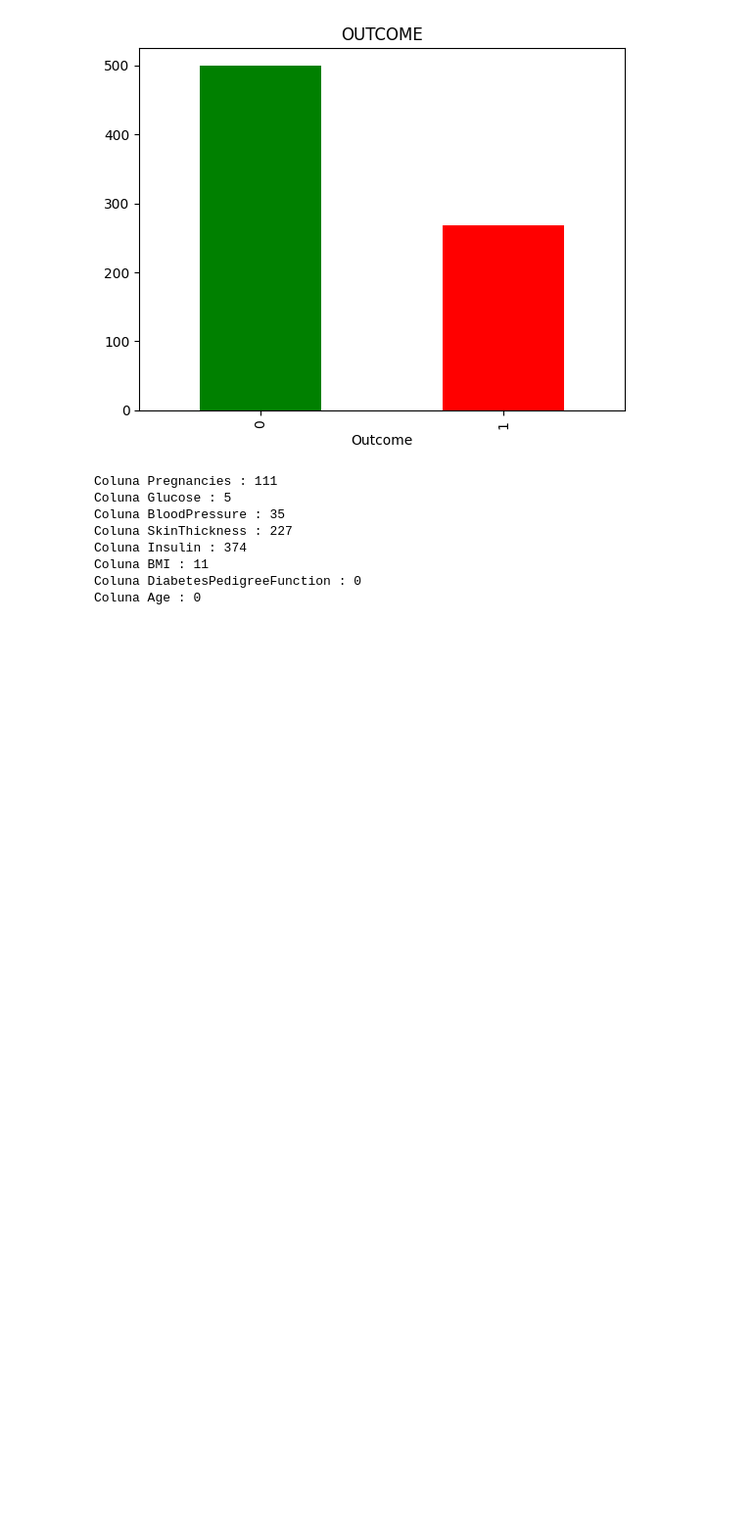
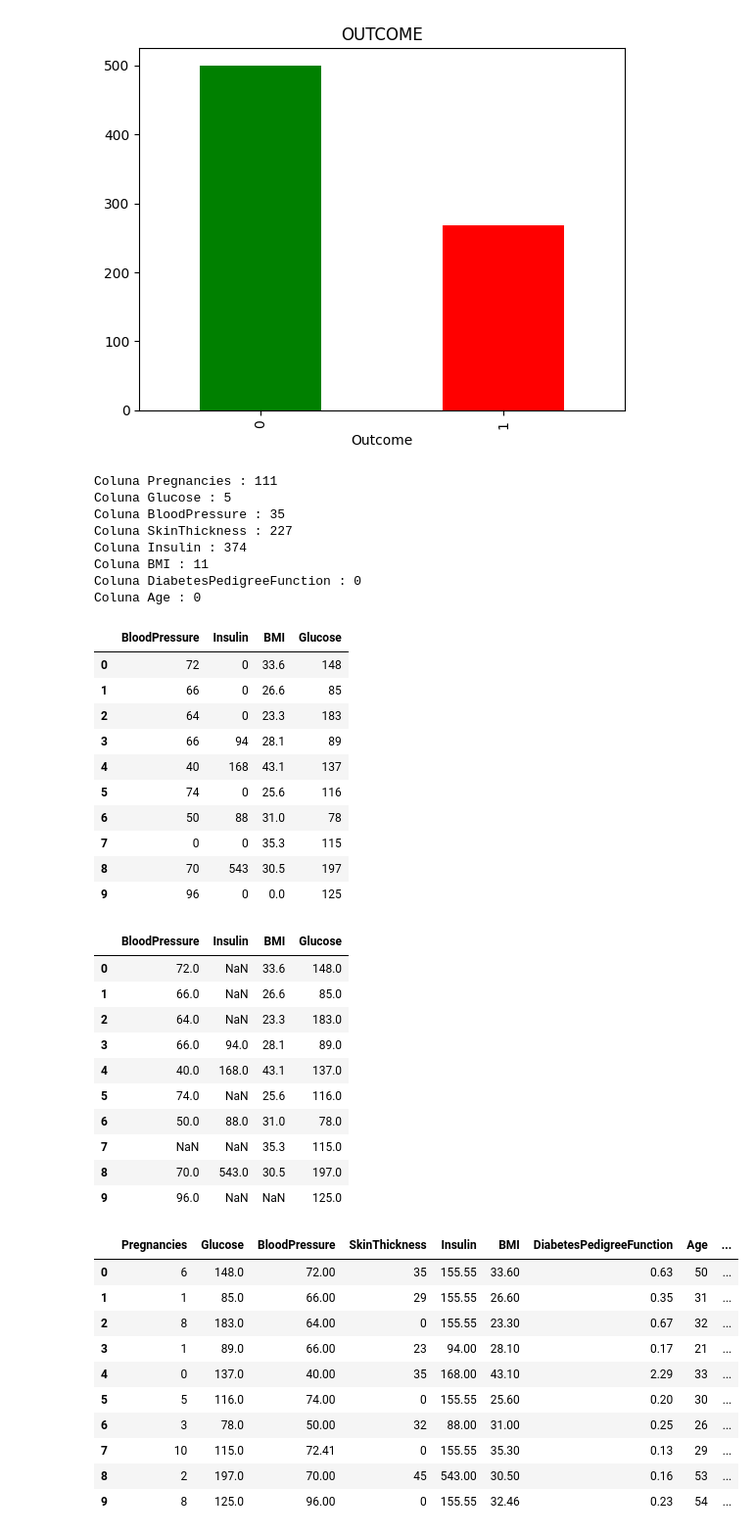
Before and after one commit to CamillyPI/Previsao-De-Diabetes, a Jupyter notebook: code.ipynb, the cells around one changed output. Shown at 98% size. Cells and saved outputs as stored; diff of their text form; code cells hidden in the pictures; blank space fills up the shorter version.

Commit message:
tratando valores 0

```diff
--- a/code.ipynb
+++ b/code.ipynb
@@ -150,3 +150,69 @@ Coluna Insulin : 374
 Coluna BMI : 11
 Coluna DiabetesPedigreeFunction : 0
 Coluna Age : 0
+# %%
+# tratando valores 0 (em colunas que não fazem sentido) e substituindo pela média
+# BloodPressure, Insulin, BMI, Glucose
+
+# eu poderia remover as linhas com os dados faltantes, porém são muitas linhas e
+# a base de dados já é pequena, entao acho que não vale a pena
+
+
+# separando as colunas
+
+from sklearn.impute import SimpleImputer
+
+colunas_tratar = diabetes_df[["BloodPressure", "Insulin", "BMI", "Glucose"]]
+display(colunas_tratar.head(10))
+
+
+# transformando valores para NaN
+
+import numpy as np
+
+colunas_tratar.replace(0, np.nan, inplace = True)
+display(colunas_tratar.head(10))
+
+
+# transformando valores NaN na média da coluna
+
+for i in colunas_tratar:
+    imputer = SimpleImputer(missing_values=np.nan, strategy="mean")
+    imputer = imputer.fit(colunas_tratar[[i]])
+    diabetes_df[[i]] = imputer.transform(colunas_tratar[[i]])
+
+display(diabetes_df.head(10))
+# %% [output]
+|  | BloodPressure | Insulin | BMI | Glucose |
+| 0 | 72 | 0 | 33.6 | 148 |
+| 1 | 66 | 0 | 26.6 | 85 |
+| 2 | 64 | 0 | 23.3 | 183 |
+| 3 | 66 | 94 | 28.1 | 89 |
+| 4 | 40 | 168 | 43.1 | 137 |
+| 5 | 74 | 0 | 25.6 | 116 |
+| 6 | 50 | 88 | 31.0 | 78 |
+| 7 | 0 | 0 | 35.3 | 115 |
+| 8 | 70 | 543 | 30.5 | 197 |
+| 9 | 96 | 0 | 0.0 | 125 |
+|  | BloodPressure | Insulin | BMI | Glucose |
+| 0 | 72.0 | NaN | 33.6 | 148.0 |
+| 1 | 66.0 | NaN | 26.6 | 85.0 |
+| 2 | 64.0 | NaN | 23.3 | 183.0 |
+| 3 | 66.0 | 94.0 | 28.1 | 89.0 |
+| 4 | 40.0 | 168.0 | 43.1 | 137.0 |
+| 5 | 74.0 | NaN | 25.6 | 116.0 |
+| 6 | 50.0 | 88.0 | 31.0 | 78.0 |
+| 7 | NaN | NaN | 35.3 | 115.0 |
+| 8 | 70.0 | 543.0 | 30.5 | 197.0 |
+| 9 | 96.0 | NaN | NaN | 125.0 |
+|  | Pregnancies | Glucose | BloodPressure | SkinThickness | Insulin | BMI | DiabetesPedigreeFunction | Age | ... |
+| 0 | 6 | 148.0 | 72.00 | 35 | 155.55 | 33.60 | 0.63 | 50 | ... |
+| 1 | 1 | 85.0 | 66.00 | 29 | 155.55 | 26.60 | 0.35 | 31 | ... |
+| 2 | 8 | 183.0 | 64.00 | 0 | 155.55 | 23.30 | 0.67 | 32 | ... |
+| 3 | 1 | 89.0 | 66.00 | 23 | 94.00 | 28.10 | 0.17 | 21 | ... |
+| 4 | 0 | 137.0 | 40.00 | 35 | 168.00 | 43.10 | 2.29 | 33 | ... |
+| 5 | 5 | 116.0 | 74.00 | 0 | 155.55 | 25.60 | 0.20 | 30 | ... |
+| 6 | 3 | 78.0 | 50.00 | 32 | 88.00 | 31.00 | 0.25 | 26 | ... |
+| 7 | 10 | 115.0 | 72.41 | 0 | 155.55 | 35.30 | 0.13 | 29 | ... |
+| 8 | 2 | 197.0 | 70.00 | 45 | 543.00 | 30.50 | 0.16 | 53 | ... |
+| 9 | 8 | 125.0 | 96.00 | 0 | 155.55 | 32.46 | 0.23 | 54 | ... |
```
